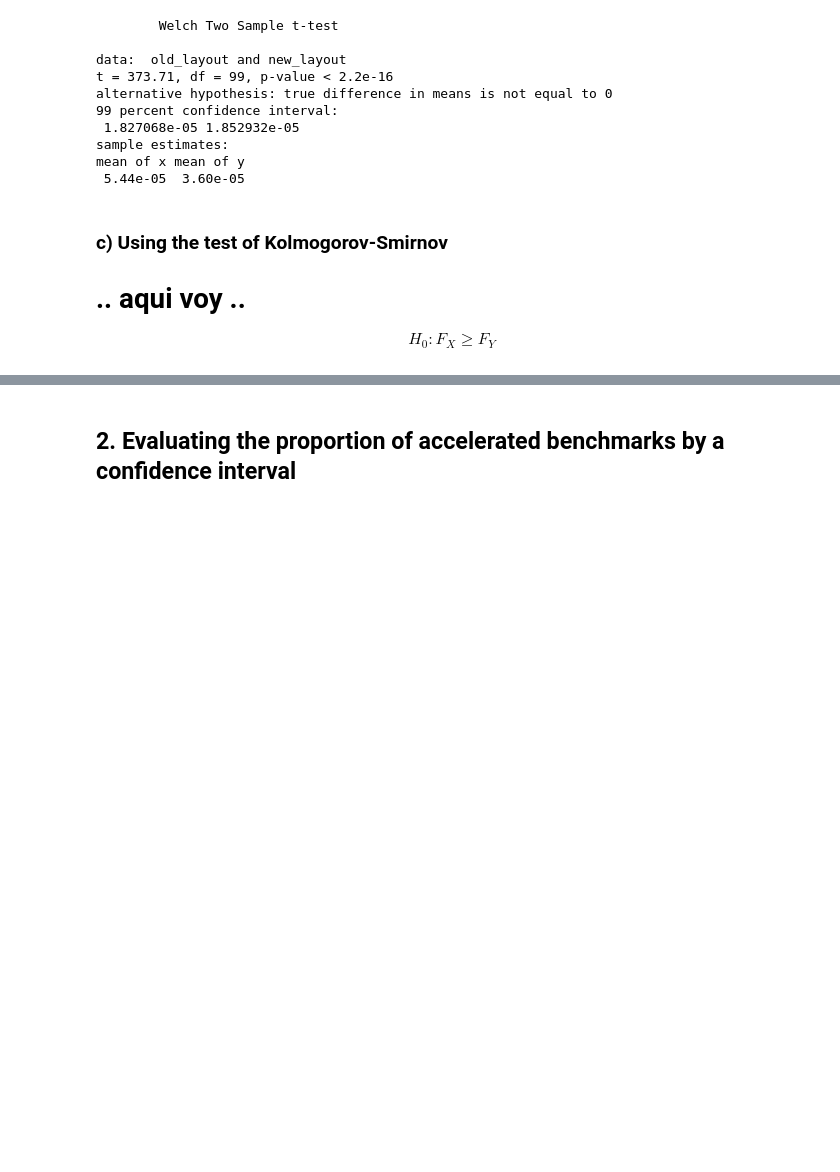
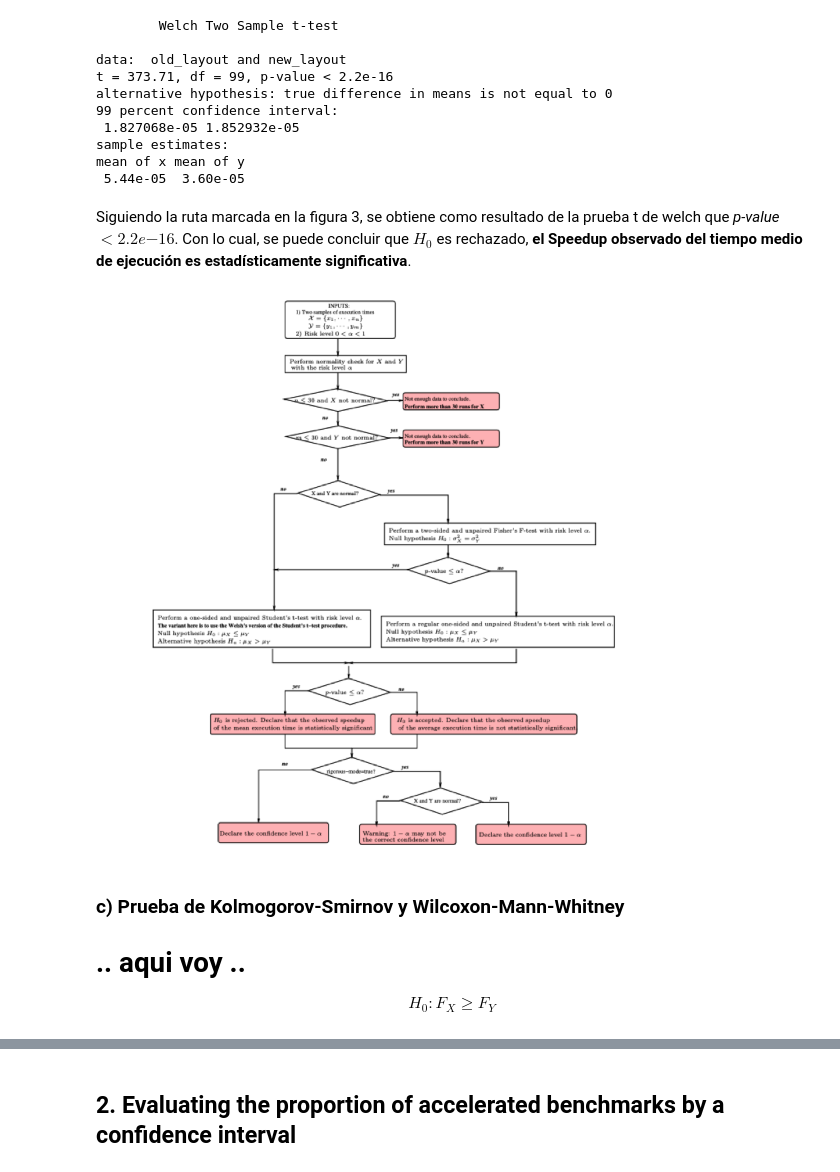
Before and after one commit to roberto0/INFO337, a Jupyter notebook: FINAL INFO337.ipynb, the cells around one changed output, grey strips where cells are left out. Drawn from its saved outputs; the diff is of its cells as text; code cells hidden in the pictures; blank space fills up the shorter version.

```diff
--- a/FINAL INFO337.ipynb
+++ b/FINAL INFO337.ipynb
@@ -108,7 +115,15 @@ alternative hypothesis: true difference in means is not equal to 0
 sample estimates:
 mean of x mean of y
  5.44e-05  3.60e-05
+# %% [markdown]
+Siguiendo la ruta marcada en la figura 3, se obtiene como resultado de la prueba t de welch que *p-value* $< 2.2e{-16}$. Con lo cual, se puede concluir que $H_0$ es rechazado, **el Speedup observado del tiempo medio de ejecución es estadísticamente significativa**.
+# %%
+img3 <- readPNG('figure3.png')
+grid::grid.raster(img3)
+# %% [output]
+[figure, added]
 # %% [markdown]
-### c) Using the test of Kolmogorov-Smirnov
+### c) Prueba de Kolmogorov-Smirnov y Wilcoxon-Mann-Whitney
 # .. aqui voy ..
- $$H_0 : F_X ≥ F_Y$$
+
+$$H_0 : F_X ≥ F_Y$$
```
Also changed, not shown: parts of 10 cells of this notebook, 3 other files.
